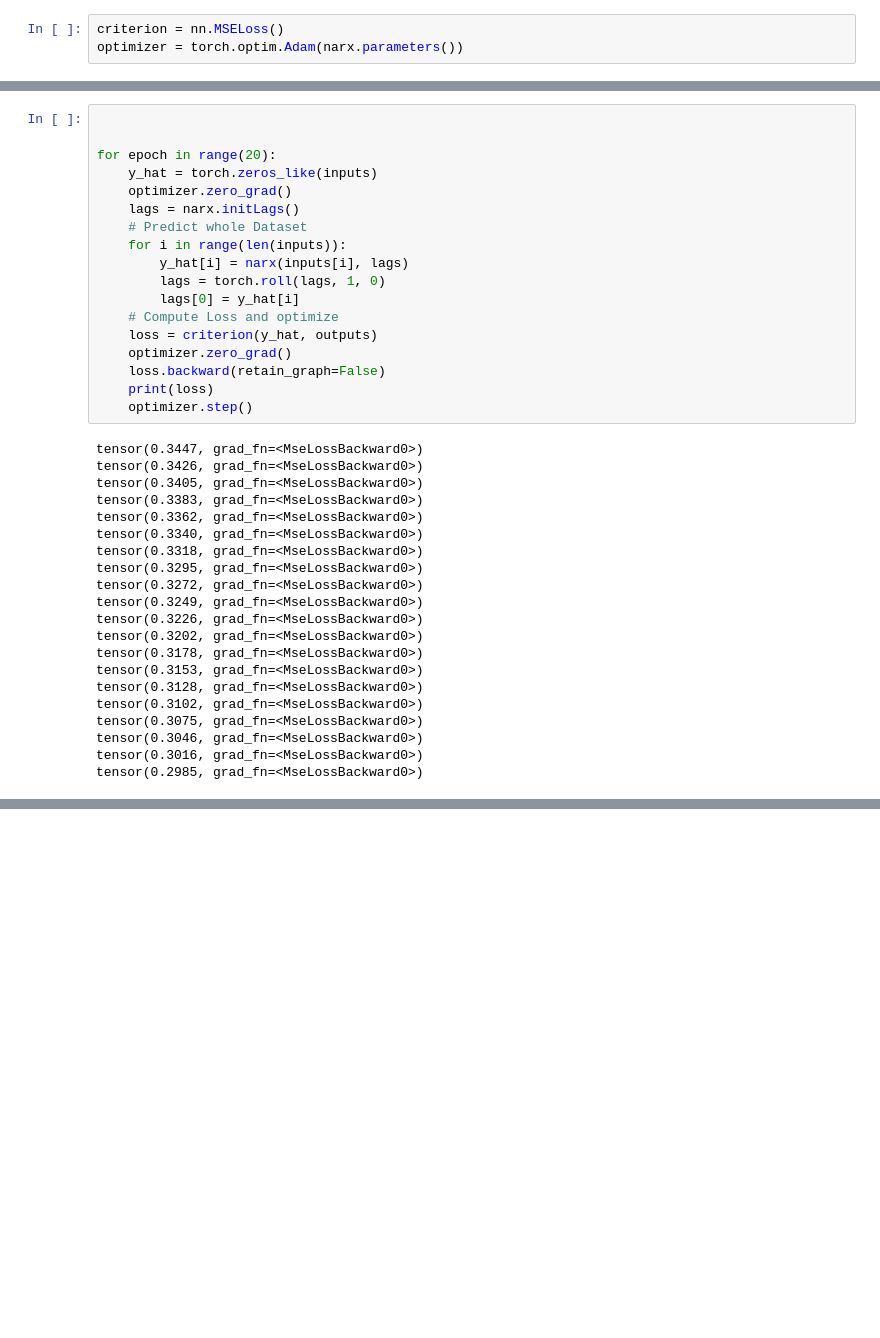
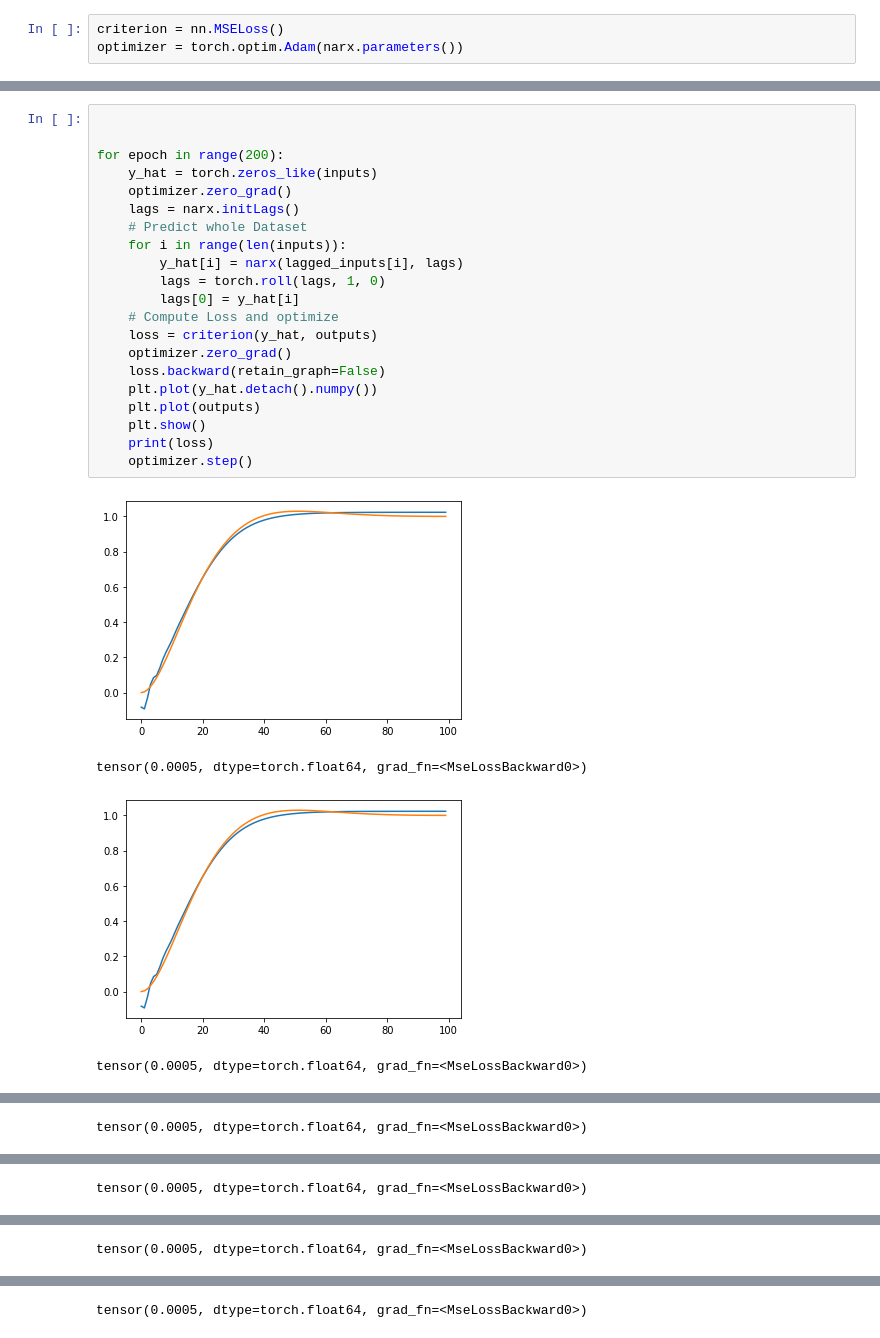
Before and after one commit to jubra97/Projektmodul, a Jupyter notebook: Valentin macht alles neu/closed_narx.ipynb, the cells around one changed output, grey strips where cells are left out. Drawn from its saved outputs; the diff is of its cells as text; blank space fills up the shorter version.

```diff
--- a/Valentin macht alles neu/closed_narx.ipynb
+++ b/Valentin macht alles neu/closed_narx.ipynb
@@ -35,39 +51,26 @@ outputs = torch.rand((100))
 # %%
 
 
-for epoch in range(20):
+for epoch in range(200):
     y_hat = torch.zeros_like(inputs)
     optimizer.zero_grad()
     lags = narx.initLags()
     # Predict whole Dataset
     for i in range(len(inputs)):
-        y_hat[i] = narx(inputs[i], lags)
+        y_hat[i] = narx(lagged_inputs[i], lags)
         lags = torch.roll(lags, 1, 0)
         lags[0] = y_hat[i]
     # Compute Loss and optimize
     loss = criterion(y_hat, outputs)
     optimizer.zero_grad()
     loss.backward(retain_graph=False)
+    plt.plot(y_hat.detach().numpy())
+    plt.plot(outputs)
+    plt.show()
     print(loss)
     optimizer.step()
 # %% [output]
+[figure, added]
-tensor(0.3447, grad_fn=<MseLossBackward0>)
-tensor(0.3426, grad_fn=<MseLossBackward0>)
-tensor(0.3405, grad_fn=<MseLossBackward0>)
-tensor(0.3383, grad_fn=<MseLossBackward0>)
-tensor(0.3362, grad_fn=<MseLossBackward0>)
-tensor(0.3340, grad_fn=<MseLossBackward0>)
-tensor(0.3318, grad_fn=<MseLossBackward0>)
-tensor(0.3295, grad_fn=<MseLossBackward0>)
-tensor(0.3272, grad_fn=<MseLossBackward0>)
-tensor(0.3249, grad_fn=<MseLossBackward0>)
-tensor(0.3226, grad_fn=<MseLossBackward0>)
-tensor(0.3202, grad_fn=<MseLossBackward0>)
-tensor(0.3178, grad_fn=<MseLossBackward0>)
-tensor(0.3153, grad_fn=<MseLossBackward0>)
-tensor(0.3128, grad_fn=<MseLossBackward0>)
-tensor(0.3102, grad_fn=<MseLossBackward0>)
-tensor(0.3075, grad_fn=<MseLossBackward0>)
-tensor(0.3046, grad_fn=<MseLossBackward0>)
-tensor(0.3016, grad_fn=<MseLossBackward0>)
-tensor(0.2985, grad_fn=<MseLossBackward0>)
+tensor(0.0005, dtype=torch.float64, grad_fn=<MseLossBackward0>)
+[figure, added]
+tensor(0.0005, dtype=torch.float64, grad_fn=<MseLossBackward0>)
@@ -73,0 +78 @@ tensor(0.2985, grad_fn=<MseLossBackward0>)
+tensor(0.0005, dtype=torch.float64, grad_fn=<MseLossBackward0>)
@@ -73,0 +80 @@ tensor(0.2985, grad_fn=<MseLossBackward0>)
+tensor(0.0005, dtype=torch.float64, grad_fn=<MseLossBackward0>)
@@ -73,0 +82 @@ tensor(0.2985, grad_fn=<MseLossBackward0>)
+tensor(0.0005, dtype=torch.float64, grad_fn=<MseLossBackward0>)
@@ -73,0 +84 @@ tensor(0.2985, grad_fn=<MseLossBackward0>)
+tensor(0.0005, dtype=torch.float64, grad_fn=<MseLossBackward0>)
```
Also changed, not shown: parts of 8 cells of this notebook, 8 other files.
